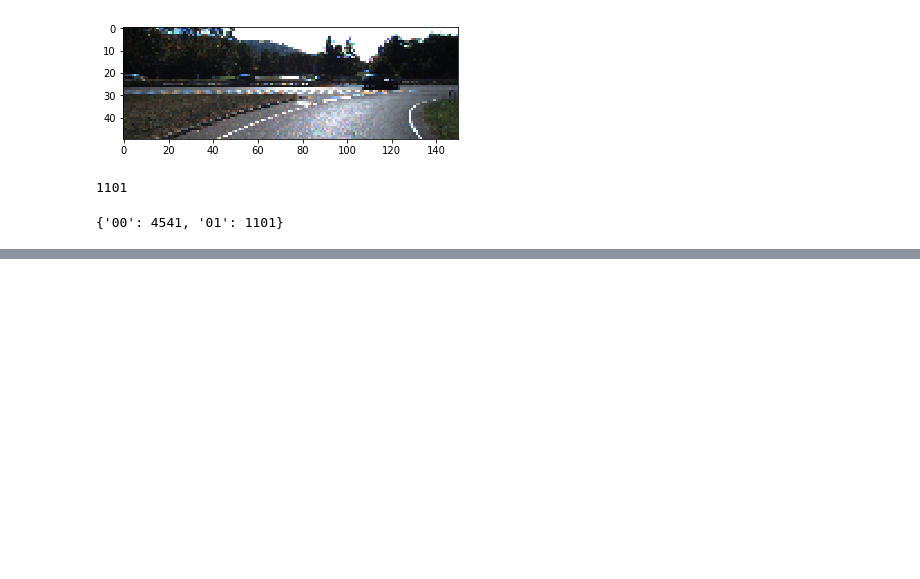
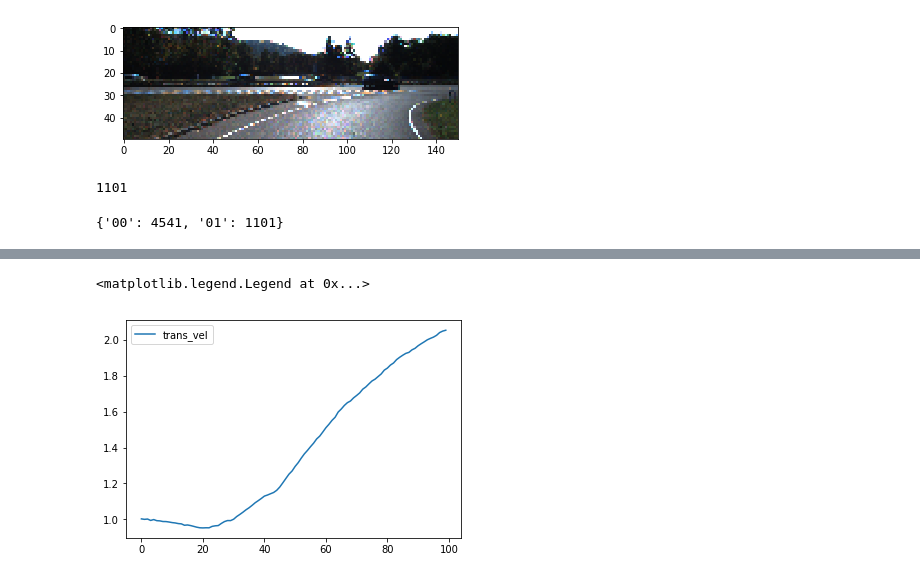
Before and after one commit to gagkhan/deep_visual_odometry, a Jupyter notebook: working_with_KITTI.py.ipynb, the cells around one changed output, grey strips where cells are left out. Drawn from its saved outputs; the diff is of its cells as text; code cells hidden in the pictures; blank space fills up the shorter version.

```diff
--- a/working_with_KITTI.py.ipynb
+++ b/working_with_KITTI.py.ipynb
@@ -52,0 +69,6 @@ plt.imshow(series[0,:,:,3:6])
+# %%
+plt.plot(velocities[:,0],label = 'trans_vel')
+plt.legend()
+# %% [output]
+<matplotlib.legend.Legend at 0x...>
+[figure, added]
```
Also changed, not shown: parts of 9 cells of this notebook, 2 other files.
